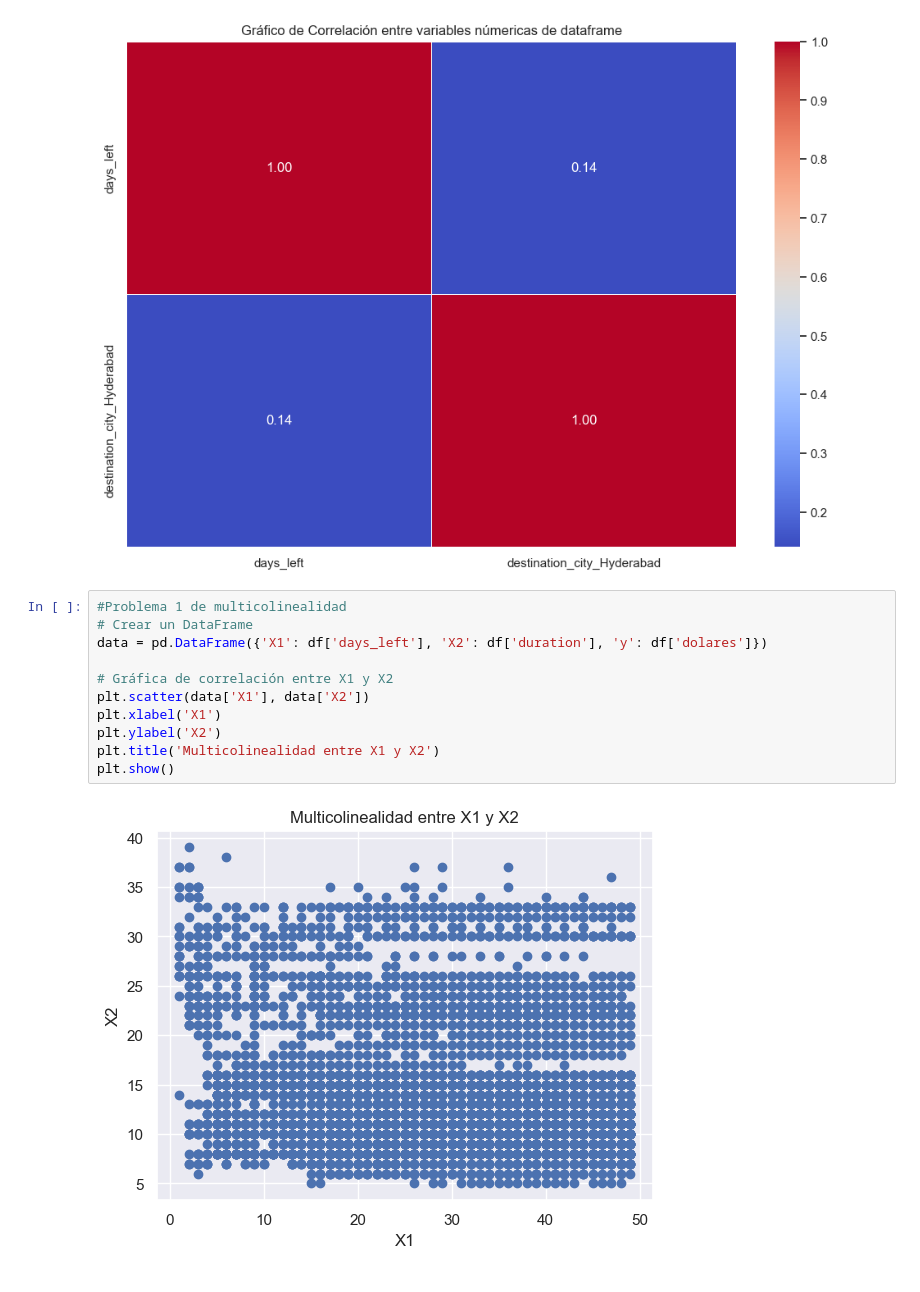
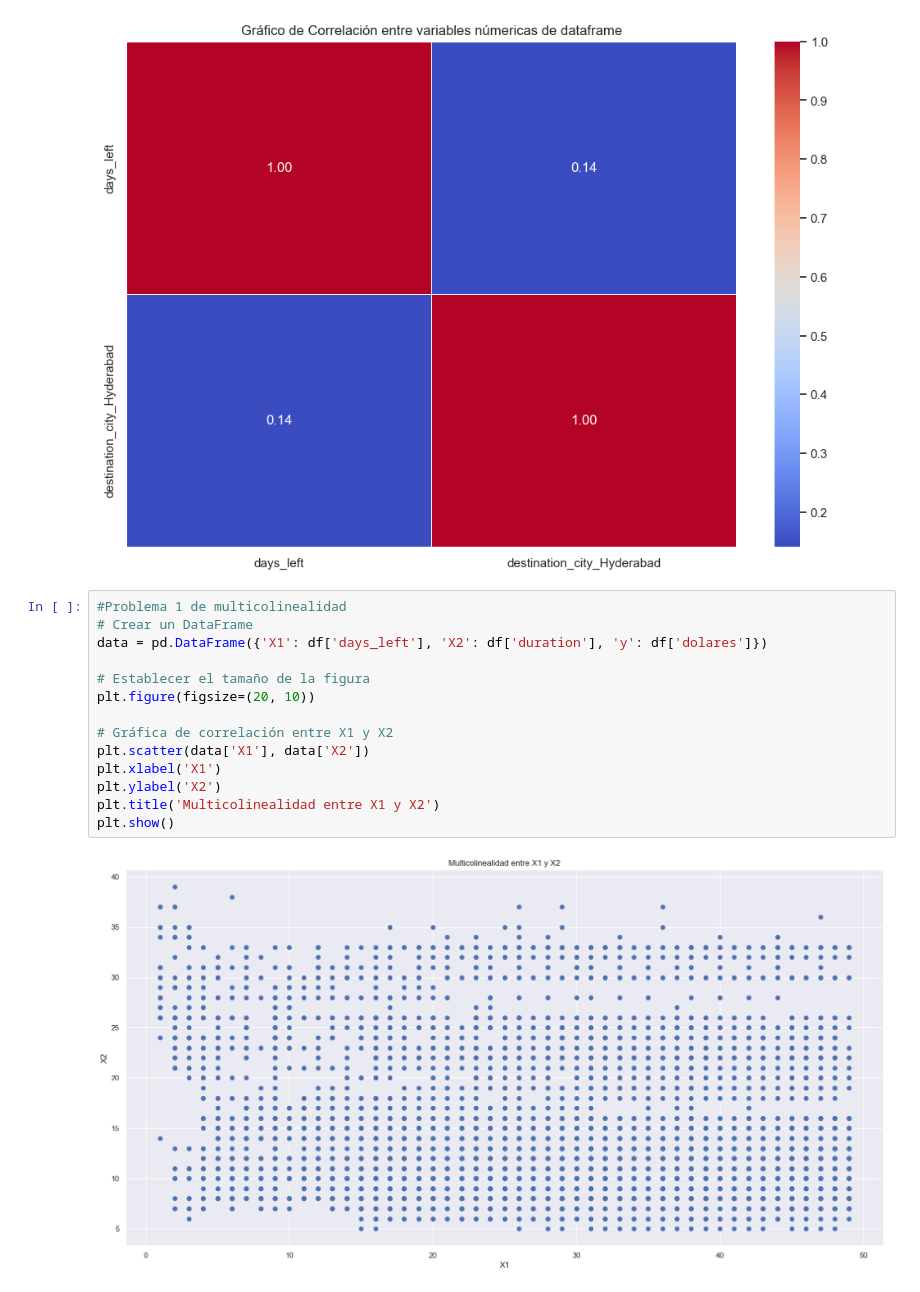
Before and after one commit to td2USA-20232/grupo3, a Jupyter notebook: Descripción data.ipynb, the cells around one changed output. Cells and saved outputs as stored; diff of their text form.

```diff
--- a/Descripción data.ipynb
+++ b/Descripción data.ipynb
@@ -1245,16 +1294,19 @@ plt.show()
 # %%
 #Problema 1 de multicolinealidad
 # Crear un DataFrame
 data = pd.DataFrame({'X1': df['days_left'], 'X2': df['duration'], 'y': df['dolares']})
+
+# Establecer el tamaño de la figura
+plt.figure(figsize=(20, 10))
 
 # Gráfica de correlación entre X1 y X2
 plt.scatter(data['X1'], data['X2'])
 plt.xlabel('X1')
 plt.ylabel('X2')
 plt.title('Multicolinealidad entre X1 y X2')
 plt.show()
 # %% [output]
-[figure, old version]
+[figure, new version]
 # %%
 # Crear un DataFrame
 data = pd.DataFrame({'X': df["days_left"], 'y': df["dolares"]})
```
Also changed, not shown: parts of 23 cells of this notebook.
